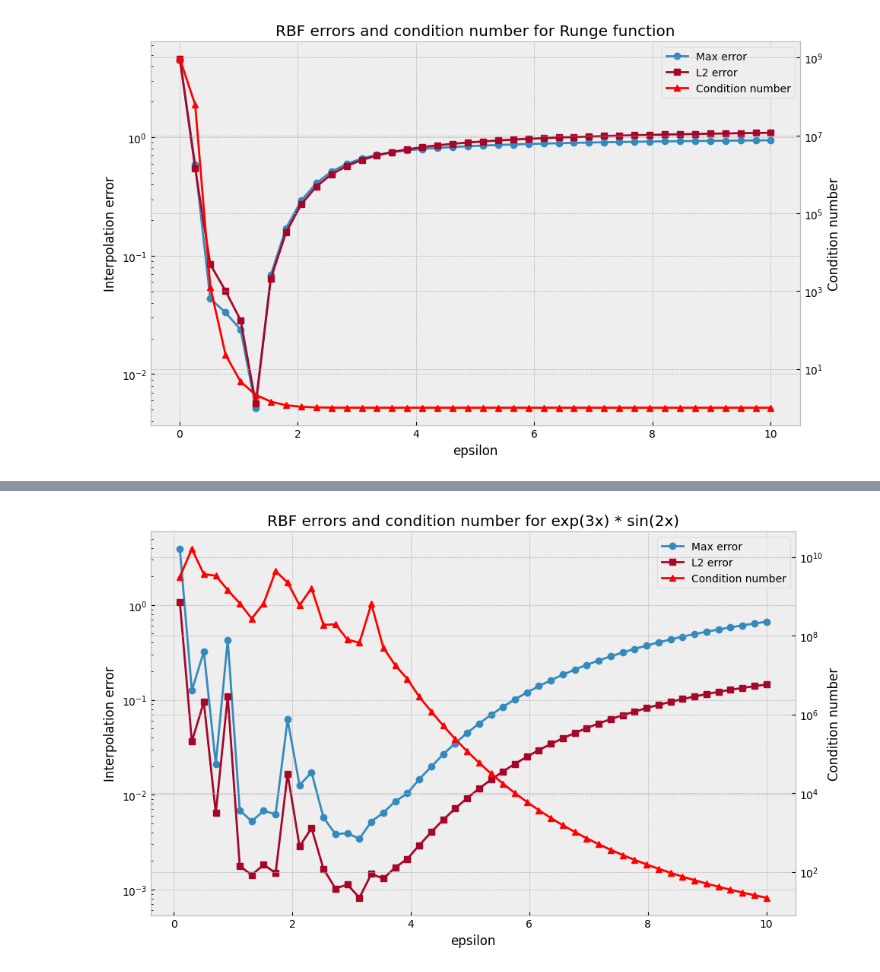
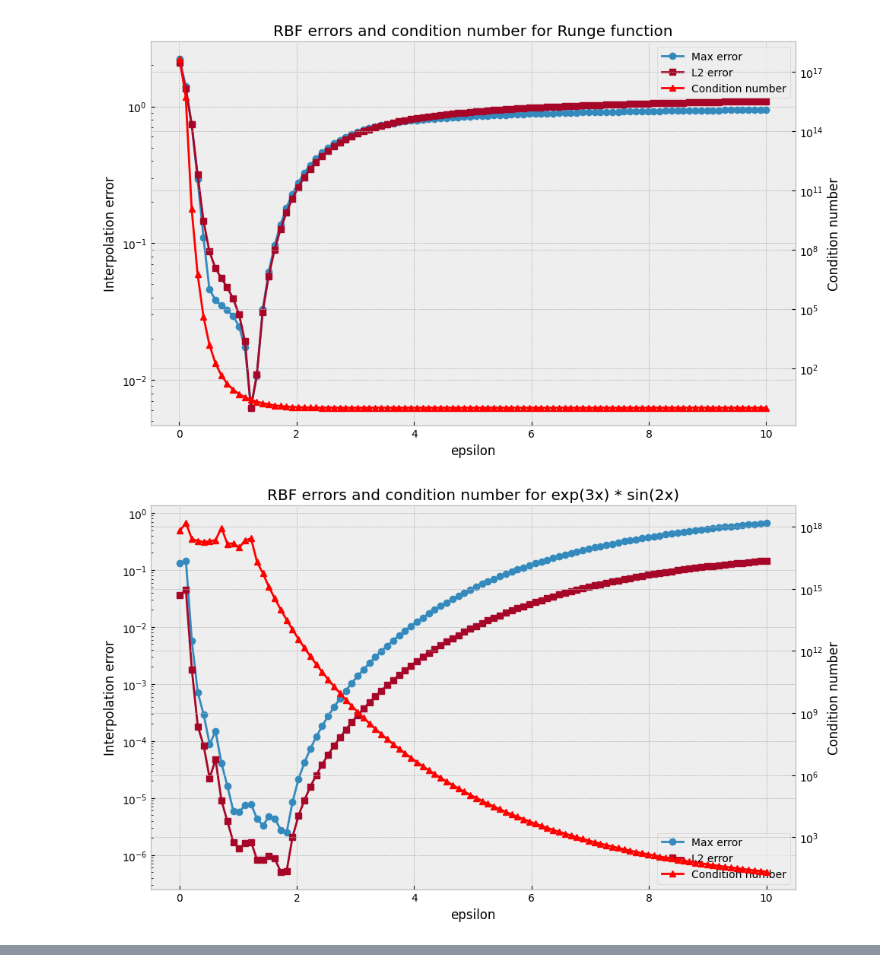
Before and after one commit to Akaada/TMA4215_NumericalMathematics_project1, a Jupyter notebook: taskd.ipynb, the cells around one changed output, grey strips where cells are left out. Cells and saved outputs as stored; diff of their text form; code cells hidden in the pictures.

```diff
--- a/taskd.ipynb
+++ b/taskd.ipynb
@@ -17,4 +101,7 @@ plot_RBF_interpolator(f_expsin_torch,0,torch.pi/4,3,10)
 # %%
-plot_RBF_convergence_condition(runge_torch, -5, 5, 0.01, 10.0, 40, n=10)
+plot_RBF_convergence_condition(runge_torch, -5, 5, 0.01, 10.0, 100, n=10)
+plot_RBF_convergence_condition(f_expsin_torch, 0, torch.pi/4, 0.01, 10.0, 100, n=10)
+plot_RBF_convergence_condition(f_cos_torch,0,1, 0.01, 10.0, 100, n=10)
 # %% [output]
-[figure, old version]
+[figure, new version]
+[figure, added]
@@ -21,4 +108,0 @@ plot_RBF_convergence_condition(runge_torch, -5, 5, 0.01, 10.0, 40, n=10)
-# %%
-plot_RBF_convergence_condition(f_expsin_torch, 0, torch.pi/4, 0.1, 10.0, 50, n=10)
-# %% [output]
-[figure, removed]
```
Also changed, not shown: parts of 17 cells of this notebook, 2 other files.
